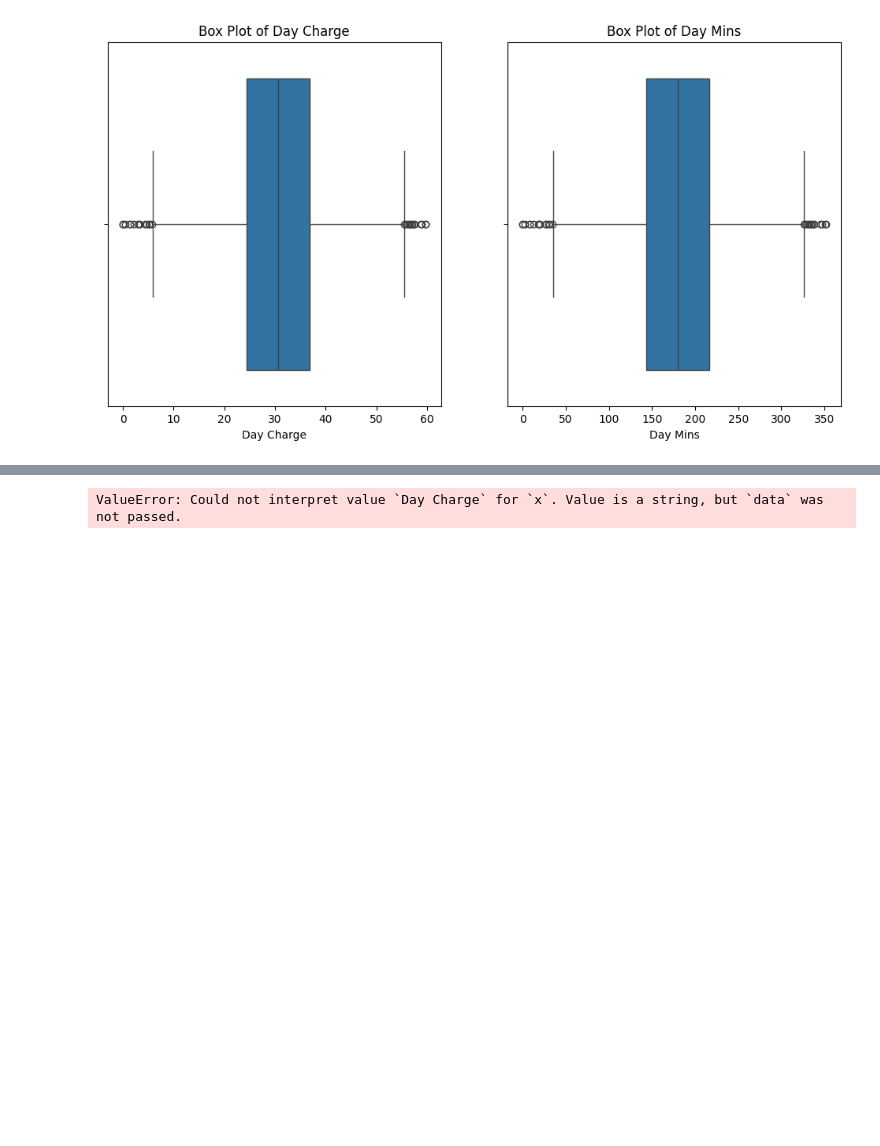
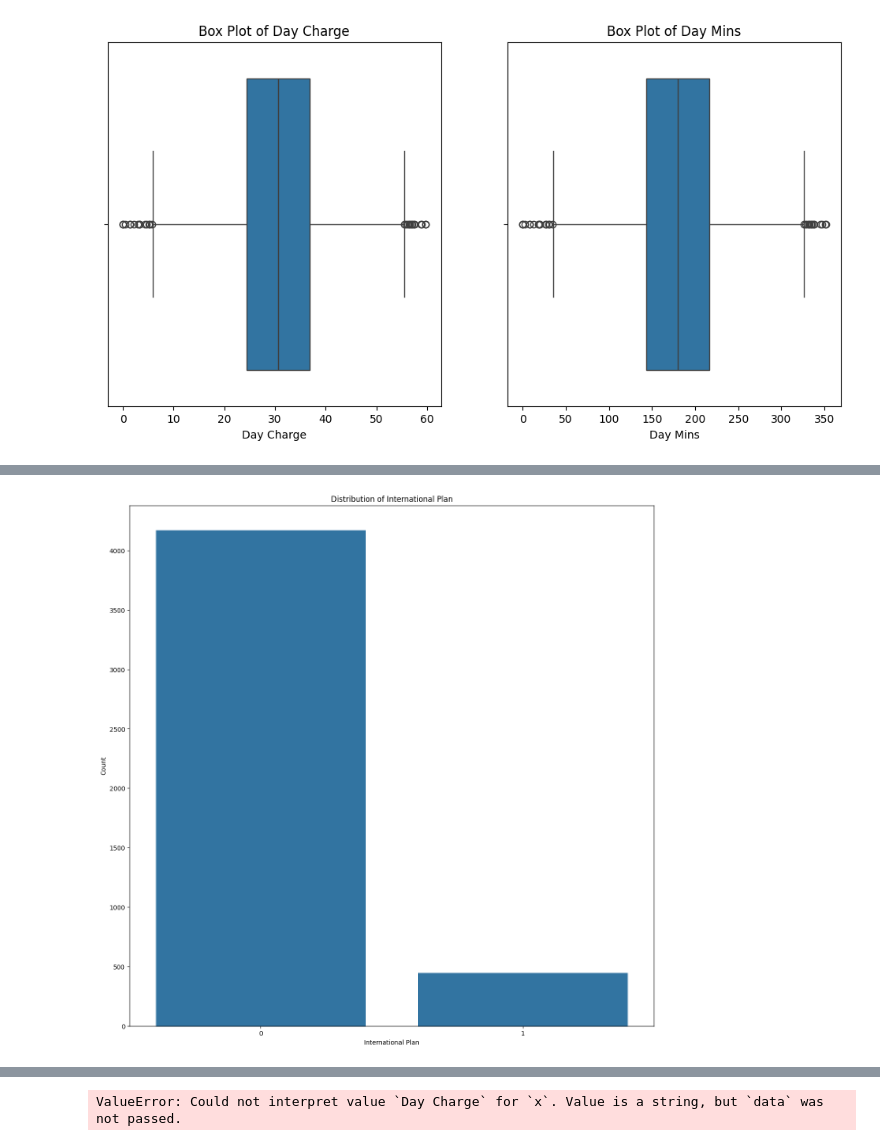
Before and after one commit to isahaq777/My_Projects, a Jupyter notebook: Data_Science_Projects/Telecom/No_Chrun_Telecom.ipynb, the cells around one changed output, grey strips where cells are left out. Saved outputs shown, nothing was run; the diff lists cells and outputs as text; code cells hidden in the pictures; blank space fills up the shorter version.

```diff
--- a/Data_Science_Projects/Telecom/No_Chrun_Telecom.ipynb
+++ b/Data_Science_Projects/Telecom/No_Chrun_Telecom.ipynb
@@ -1295,0 +1374,12 @@ plt.show()
+# %%
+# Create a bar chart for the 'International Plan' column
+sns.countplot(x='International Plan', data=data1)
+
+# Customize the plot (optional)
+plt.title('Distribution of International Plan')
+plt.xlabel('International Plan')
+plt.ylabel('Count')
+plt.xticks(rotation=0)  # Rotate x-axis labels for better readability
+plt.show()
+# %% [output]
+[figure, added]
```
Also changed, not shown: parts of 26 cells of this notebook, 2 other files.
